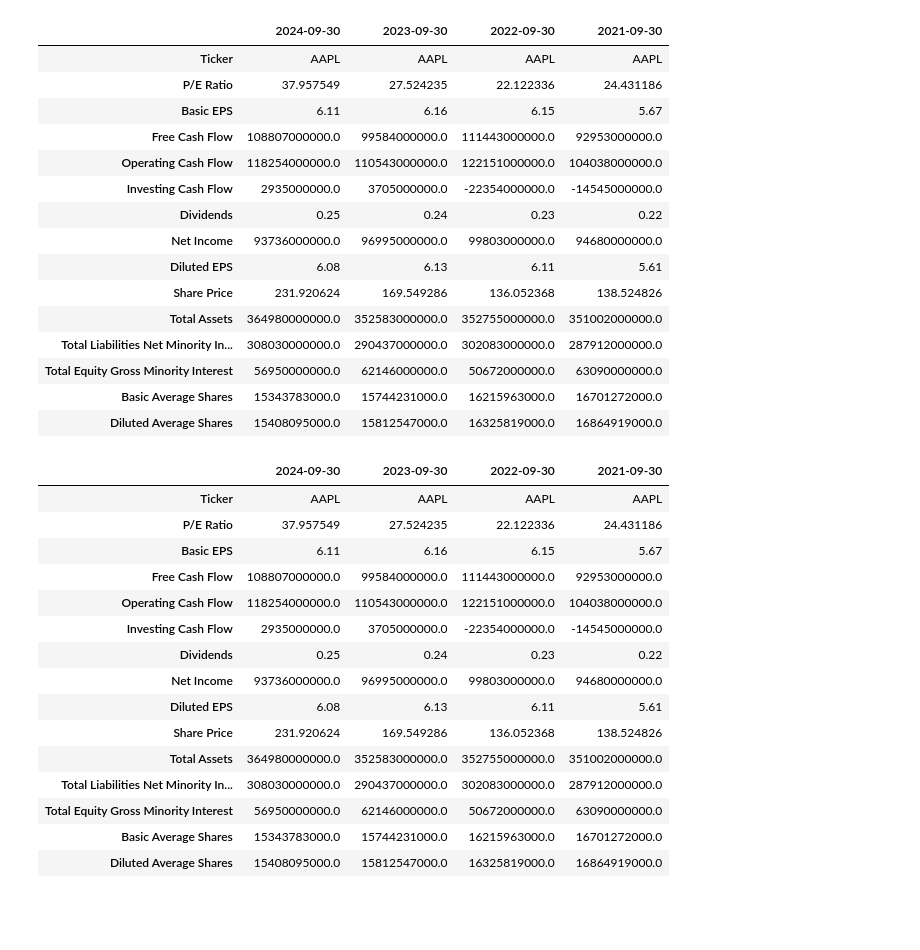
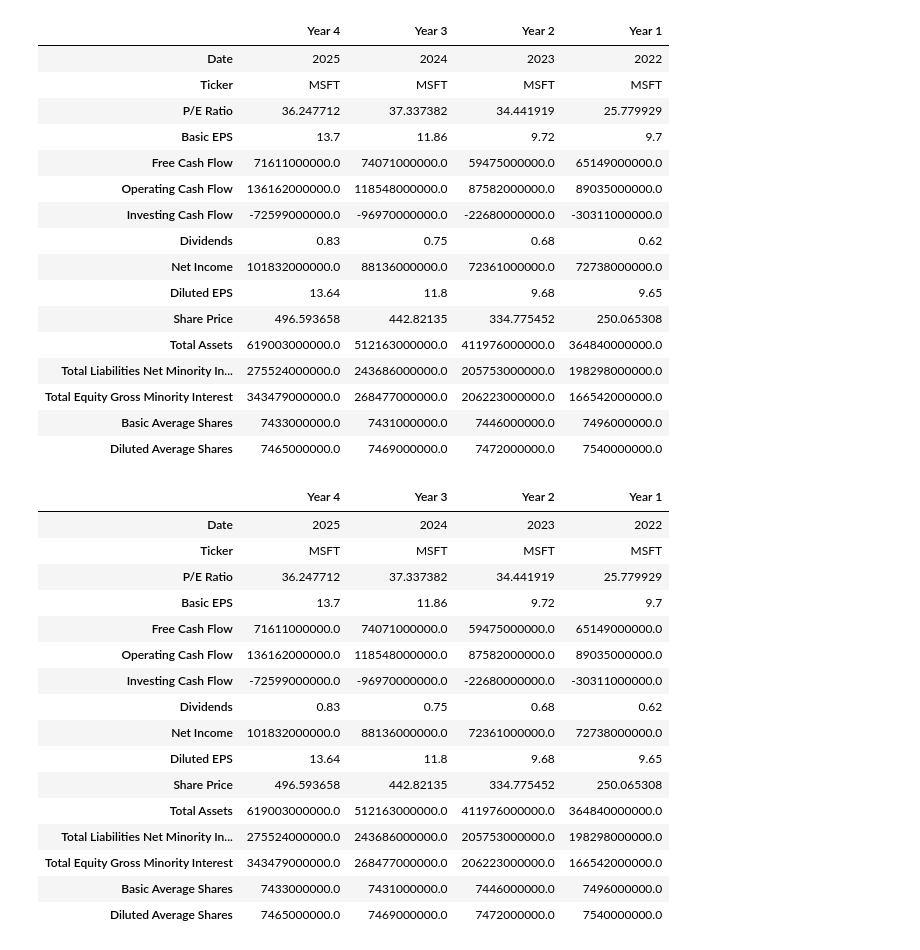
Before and after one commit to r0sas/market-mind, a Jupyter notebook: Notebooks/Intrinsic Values.ipynb, the cells around one changed output. Drawn from its saved outputs; the diff is of its cells as text; code cells hidden in the pictures; blank space fills up the shorter version.

```diff
--- a/Notebooks/Intrinsic Values.ipynb
+++ b/Notebooks/Intrinsic Values.ipynb
@@ -216,7 +216,7 @@ class DataFetcher1:
 # Example usage
 if __name__ == "__main__":
     # Create fetcher instance
-    fetcher = DataFetcher1("AAPL")
+    fetcher = DataFetcher1("MSFT")
 
     # Get all data in one comprehensive DataFrame
     comprehensive_df = fetcher.get_comprehensive_data()
@@ -289,0 +279,7 @@ comprehensive_df.head(100)
+# %%
+years = [pd.to_datetime(col).year for col in comprehensive_df.columns]
+comprehensive_df.loc["Date"] = years
+num_cols = len(comprehensive_df.columns)
+new_col_names = [f"Year {num_cols - i}" for i in range(num_cols)]
+comprehensive_df.columns = new_col_names
+comprehensive_df.head()
@@ -289,0 +293,3 @@ comprehensive_df.head(100)
+# %%
+comprehensive_df = comprehensive_df.loc[["Date"] + [idx for idx in comprehensive_df.index if idx != "Date"]]
+comprehensive_df.head()
@@ -290,61 +303,64 @@ comprehensive_df.head(100)
 # %%
 comprehensive_simple_df = comprehensive_df.copy()
 rows_to_keep = [
+    'Date',
     'Ticker',
     'P/E Ratio',
     'Basic EPS',
     'Free Cash Flow',
     'Operating Cash Flow',
     'Investing Cash Flow',   # optional, used for capex adjustments in DCF
     'Dividends',
     'Net Income',
     'Diluted EPS',
     'Share Price',           # optional for P/E
     'Total Assets',
     'Total Liabilities Net Minority Interest',
     'Total Equity Gross Minority Interest',
     'Basic Average Shares',  # optional to convert totals to per-share
     'Diluted Average Shares' # optional to convert totals to per-share
 ]
 comprehensive_simple_df = comprehensive_simple_df.loc[rows_to_keep]
 comprehensive_simple_df
 # %% [output]
-|  | 2024-09-30 | 2023-09-30 | 2022-09-30 | 2021-09-30 |
-| Ticker | AAPL | AAPL | AAPL | AAPL |
-| P/E Ratio | 37.957549 | 27.524235 | 22.122336 | 24.431186 |
-| Basic EPS | 6.11 | 6.16 | 6.15 | 5.67 |
-| Free Cash Flow | 108807000000.0 | 99584000000.0 | 111443000000.0 | 92953000000.0 |
-| Operating Cash Flow | 118254000000.0 | 110543000000.0 | 122151000000.0 | 104038000000.0 |
-| Investing Cash Flow | 2935000000.0 | 3705000000.0 | -22354000000.0 | -14545000000.0 |
-| Dividends | 0.25 | 0.24 | 0.23 | 0.22 |
-| Net Income | 93736000000.0 | 96995000000.0 | 99803000000.0 | 94680000000.0 |
-| Diluted EPS | 6.08 | 6.13 | 6.11 | 5.61 |
-| Share Price | 231.920624 | 169.549286 | 136.052368 | 138.524826 |
-| Total Assets | 364980000000.0 | 352583000000.0 | 352755000000.0 | 351002000000.0 |
-| Total Liabilities Net Minority In... | 308030000000.0 | 290437000000.0 | 302083000000.0 | 287912000000.0 |
-| Total Equity Gross Minority Interest | 56950000000.0 | 62146000000.0 | 50672000000.0 | 63090000000.0 |
-| Basic Average Shares | 15343783000.0 | 15744231000.0 | 16215963000.0 | 16701272000.0 |
-| Diluted Average Shares | 15408095000.0 | 15812547000.0 | 16325819000.0 | 16864919000.0 |
+|  | Year 4 | Year 3 | Year 2 | Year 1 |
+| Date | 2025 | 2024 | 2023 | 2022 |
+| Ticker | MSFT | MSFT | MSFT | MSFT |
+| P/E Ratio | 36.247712 | 37.337382 | 34.441919 | 25.779929 |
+| Basic EPS | 13.7 | 11.86 | 9.72 | 9.7 |
+| Free Cash Flow | 71611000000.0 | 74071000000.0 | 59475000000.0 | 65149000000.0 |
+| Operating Cash Flow | 136162000000.0 | 118548000000.0 | 87582000000.0 | 89035000000.0 |
+| Investing Cash Flow | -72599000000.0 | -96970000000.0 | -22680000000.0 | -30311000000.0 |
+| Dividends | 0.83 | 0.75 | 0.68 | 0.62 |
+| Net Income | 101832000000.0 | 88136000000.0 | 72361000000.0 | 72738000000.0 |
+| Diluted EPS | 13.64 | 11.8 | 9.68 | 9.65 |
+| Share Price | 496.593658 | 442.82135 | 334.775452 | 250.065308 |
+| Total Assets | 619003000000.0 | 512163000000.0 | 411976000000.0 | 364840000000.0 |
+| Total Liabilities Net Minority In... | 275524000000.0 | 243686000000.0 | 205753000000.0 | 198298000000.0 |
+| Total Equity Gross Minority Interest | 343479000000.0 | 268477000000.0 | 206223000000.0 | 166542000000.0 |
+| Basic Average Shares | 7433000000.0 | 7431000000.0 | 7446000000.0 | 7496000000.0 |
+| Diluted Average Shares | 7465000000.0 | 7469000000.0 | 7472000000.0 | 7540000000.0 |
 # %%
 comprehensive_simple_df = comprehensive_simple_df.dropna(axis=1, how='any')
 comprehensive_simple_df
 # %% [output]
-|  | 2024-09-30 | 2023-09-30 | 2022-09-30 | 2021-09-30 |
-| Ticker | AAPL | AAPL | AAPL | AAPL |
-| P/E Ratio | 37.957549 | 27.524235 | 22.122336 | 24.431186 |
-| Basic EPS | 6.11 | 6.16 | 6.15 | 5.67 |
-| Free Cash Flow | 108807000000.0 | 99584000000.0 | 111443000000.0 | 92953000000.0 |
-| Operating Cash Flow | 118254000000.0 | 110543000000.0 | 122151000000.0 | 104038000000.0 |
-| Investing Cash Flow | 2935000000.0 | 3705000000.0 | -22354000000.0 | -14545000000.0 |
-| Dividends | 0.25 | 0.24 | 0.23 | 0.22 |
-| Net Income | 93736000000.0 | 96995000000.0 | 99803000000.0 | 94680000000.0 |
-| Diluted EPS | 6.08 | 6.13 | 6.11 | 5.61 |
-| Share Price | 231.920624 | 169.549286 | 136.052368 | 138.524826 |
-| Total Assets | 364980000000.0 | 352583000000.0 | 352755000000.0 | 351002000000.0 |
-| Total Liabilities Net Minority In... | 308030000000.0 | 290437000000.0 | 302083000000.0 | 287912000000.0 |
-| Total Equity Gross Minority Interest | 56950000000.0 | 62146000000.0 | 50672000000.0 | 63090000000.0 |
-| Basic Average Shares | 15343783000.0 | 15744231000.0 | 16215963000.0 | 16701272000.0 |
-| Diluted Average Shares | 15408095000.0 | 15812547000.0 | 16325819000.0 | 16864919000.0 |
+|  | Year 4 | Year 3 | Year 2 | Year 1 |
+| Date | 2025 | 2024 | 2023 | 2022 |
+| Ticker | MSFT | MSFT | MSFT | MSFT |
+| P/E Ratio | 36.247712 | 37.337382 | 34.441919 | 25.779929 |
+| Basic EPS | 13.7 | 11.86 | 9.72 | 9.7 |
+| Free Cash Flow | 71611000000.0 | 74071000000.0 | 59475000000.0 | 65149000000.0 |
+| Operating Cash Flow | 136162000000.0 | 118548000000.0 | 87582000000.0 | 89035000000.0 |
+| Investing Cash Flow | -72599000000.0 | -96970000000.0 | -22680000000.0 | -30311000000.0 |
+| Dividends | 0.83 | 0.75 | 0.68 | 0.62 |
+| Net Income | 101832000000.0 | 88136000000.0 | 72361000000.0 | 72738000000.0 |
+| Diluted EPS | 13.64 | 11.8 | 9.68 | 9.65 |
+| Share Price | 496.593658 | 442.82135 | 334.775452 | 250.065308 |
+| Total Assets | 619003000000.0 | 512163000000.0 | 411976000000.0 | 364840000000.0 |
+| Total Liabilities Net Minority In... | 275524000000.0 | 243686000000.0 | 205753000000.0 | 198298000000.0 |
+| Total Equity Gross Minority Interest | 343479000000.0 | 268477000000.0 | 206223000000.0 | 166542000000.0 |
+| Basic Average Shares | 7433000000.0 | 7431000000.0 | 7446000000.0 | 7496000000.0 |
+| Diluted Average Shares | 7465000000.0 | 7469000000.0 | 7472000000.0 | 7540000000.0 |
 # %%
 
 comprehensive_df = comprehensive_simple_df
```
Also changed, not shown: parts of 18 cells of this notebook.
